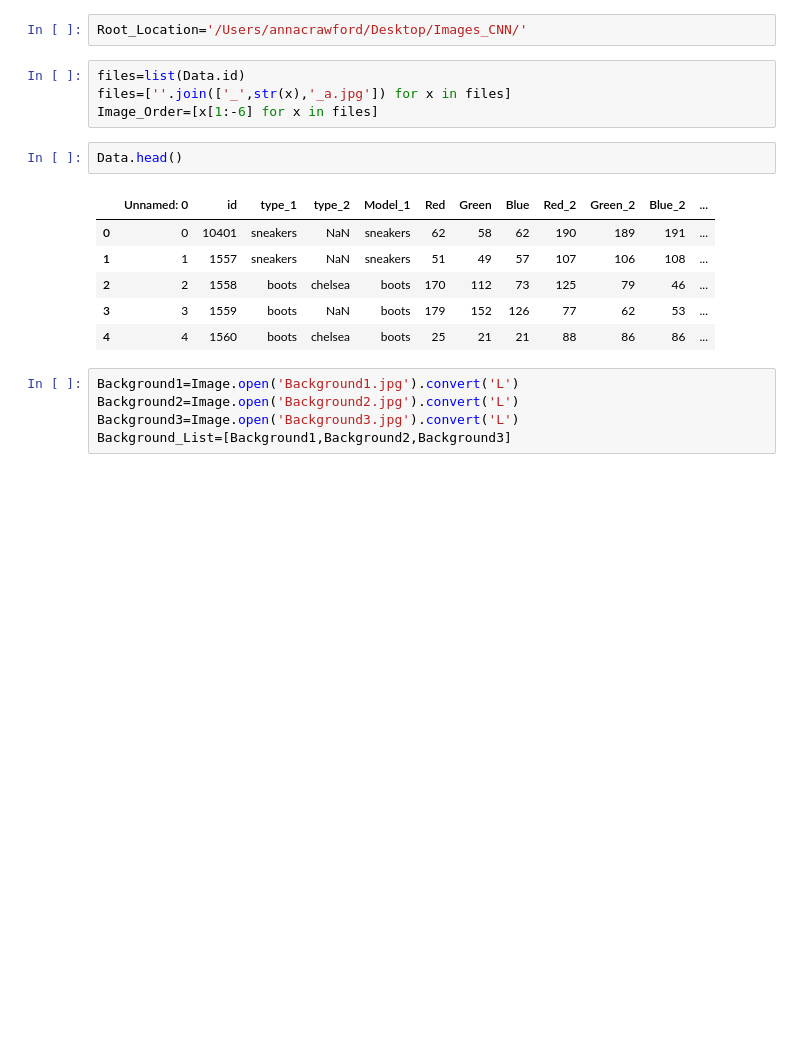
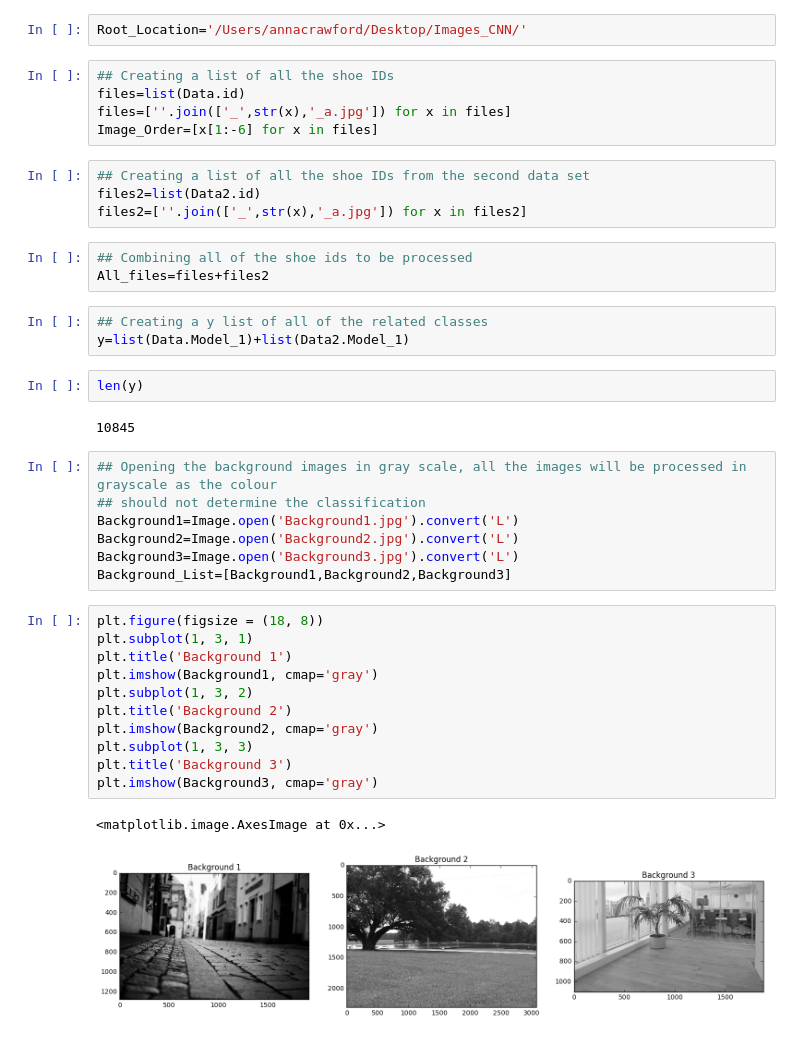
Before and after one commit to Colin-GR-Crawford/J-C, a Jupyter notebook: CNN/CNN_Image_Preprocessing.ipynb, the cells around one changed output. Cells and saved outputs as stored; diff of their text form; blank space fills up the shorter version.

```diff
--- a/CNN/CNN_Image_Preprocessing.ipynb
+++ b/CNN/CNN_Image_Preprocessing.ipynb
@@ -12,21 +42,43 @@ Data=pd.read_csv('Shoe_IDs.csv')
 # %%
 Root_Location='/Users/annacrawford/Desktop/Images_CNN/'
 # %%
+## Creating a list of all the shoe IDs
 files=list(Data.id)
 files=[''.join(['_',str(x),'_a.jpg']) for x in files]
 Image_Order=[x[1:-6] for x in files]
-# %%
-Data.head()
-# %% [output]
-|  | Unnamed: 0 | id | type_1 | type_2 | Model_1 | Red | Green | Blue | Red_2 | Green_2 | Blue_2 | ... |
-| 0 | 0 | 10401 | sneakers | NaN | sneakers | 62 | 58 | 62 | 190 | 189 | 191 | ... |
-| 1 | 1 | 1557 | sneakers | NaN | sneakers | 51 | 49 | 57 | 107 | 106 | 108 | ... |
-| 2 | 2 | 1558 | boots | chelsea | boots | 170 | 112 | 73 | 125 | 79 | 46 | ... |
-| 3 | 3 | 1559 | boots | NaN | boots | 179 | 152 | 126 | 77 | 62 | 53 | ... |
-| 4 | 4 | 1560 | boots | chelsea | boots | 25 | 21 | 21 | 88 | 86 | 86 | ... |
+# %%
+## Creating a list of all the shoe IDs from the second data set
+files2=list(Data2.id)
+files2=[''.join(['_',str(x),'_a.jpg']) for x in files2]
+# %%
+## Combining all of the shoe ids to be processed
+All_files=files+files2
+# %%
+## Creating a y list of all of the related classes
+y=list(Data.Model_1)+list(Data2.Model_1)
+# %%
+len(y)
+# %% [output]
+10845
 # %%
+## Opening the background images in gray scale, all the images will be processed in grayscale as the colour
+## should not determine the classification
 Background1=Image.open('Background1.jpg').convert('L')
 Background2=Image.open('Background2.jpg').convert('L')
 Background3=Image.open('Background3.jpg').convert('L')
 Background_List=[Background1,Background2,Background3]
+# %%
+plt.figure(figsize = (18, 8))
+plt.subplot(1, 3, 1)
+plt.title('Background 1')
+plt.imshow(Background1, cmap='gray')
+plt.subplot(1, 3, 2)
+plt.title('Background 2')
+plt.imshow(Background2, cmap='gray')
+plt.subplot(1, 3, 3)
+plt.title('Background 3')
+plt.imshow(Background3, cmap='gray')
+# %% [output]
+<matplotlib.image.AxesImage at 0x...>
+[figure, added]
 # %%
```
Also changed, not shown: parts of 23 cells of this notebook.
